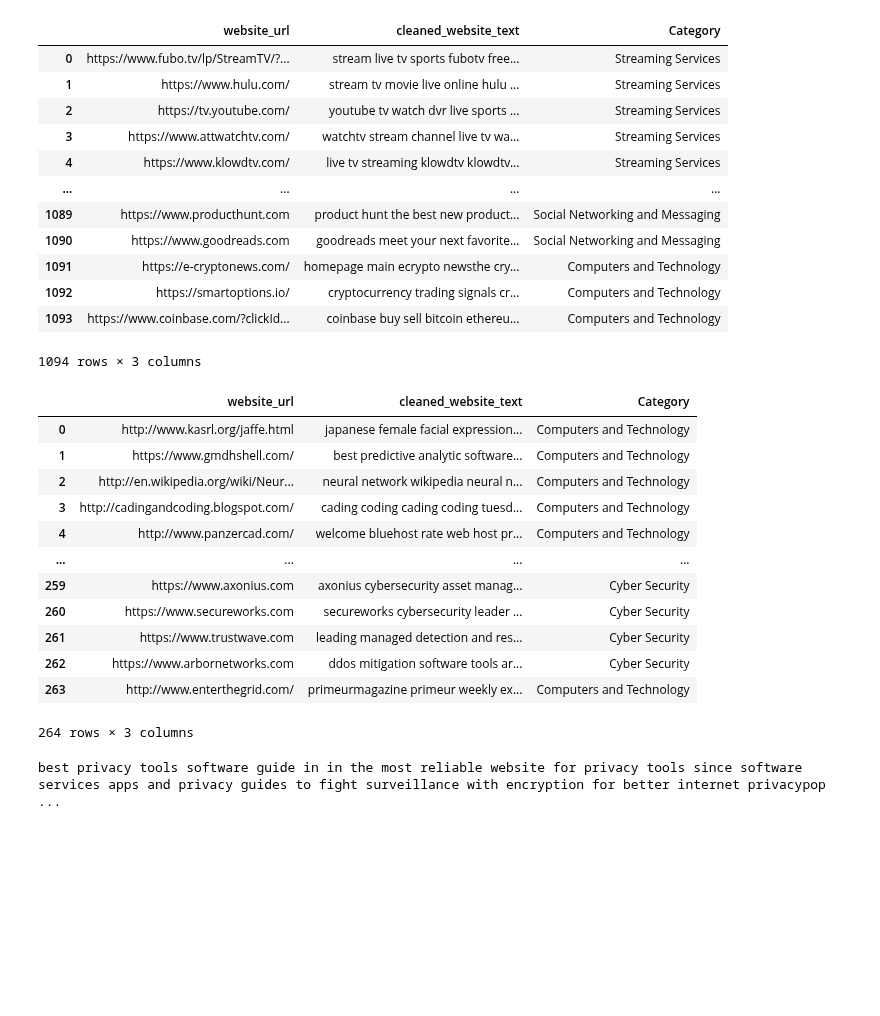
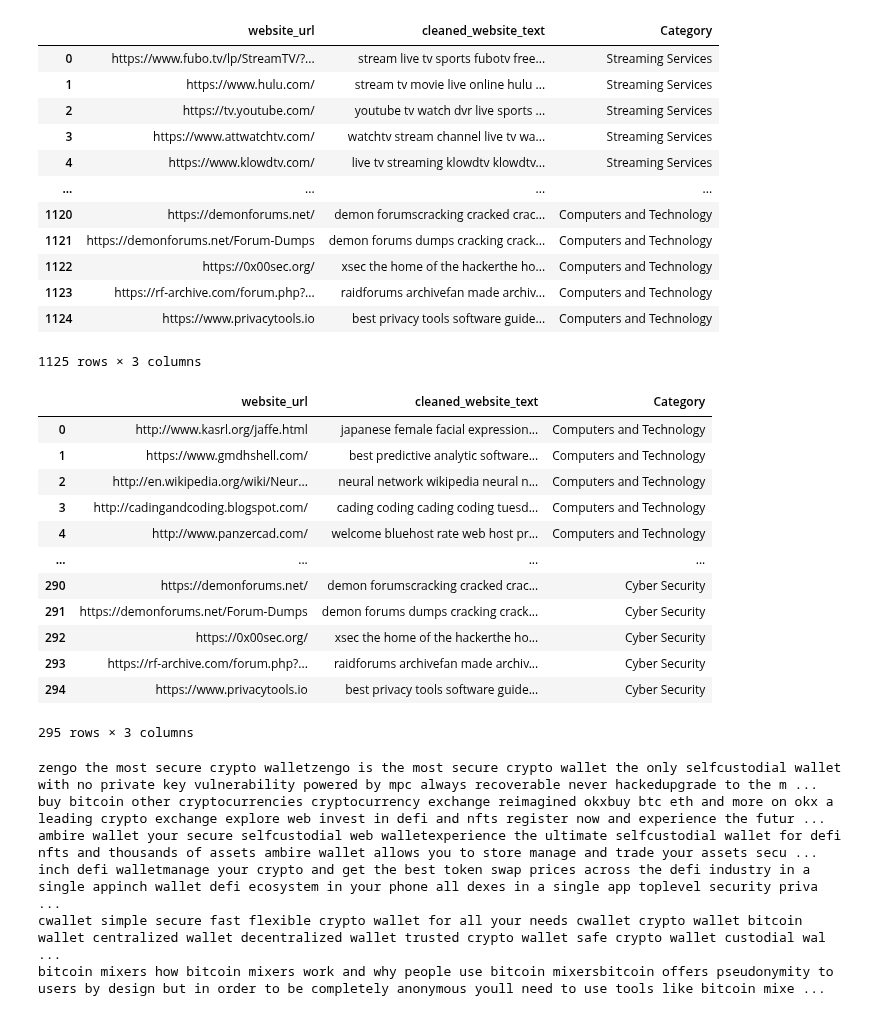
Before and after one commit to Shreyas-hacker/Webpages, a Jupyter notebook: scraping/generate_data.ipynb, the cells around one changed output. Saved outputs shown, nothing was run; the diff lists cells and outputs as text; code cells hidden in the pictures; blank space fills up the shorter version.

Commit message:
added cryptocurrency urls

```diff
--- a/scraping/generate_data.ipynb
+++ b/scraping/generate_data.ipynb
@@ -9,22 +9,23 @@ from collections import Counter
 import pandas as pd
 import re
 # %%
+pd.set_option('display.max_row', 10)
 df = pd.read_csv('../website_classification.csv')
 df
 # %% [output]
 |  | website_url | cleaned_website_text | Category |
 | 0 | https://www.fubo.tv/lp/StreamTV/?... | stream live tv sports fubotv free... | Streaming Services |
 | 1 | https://www.hulu.com/ | stream tv movie live online hulu ... | Streaming Services |
 | 2 | https://tv.youtube.com/ | youtube tv watch dvr live sports ... | Streaming Services |
 | 3 | https://www.attwatchtv.com/ | watchtv stream channel live tv wa... | Streaming Services |
 | 4 | https://www.klowdtv.com/ | live tv streaming klowdtv klowdtv... | Streaming Services |
 | ... | ... | ... | ... |
-| 1089 | https://www.producthunt.com | product hunt the best new product... | Social Networking and Messaging |
-| 1090 | https://www.goodreads.com | goodreads meet your next favorite... | Social Networking and Messaging |
-| 1091 | https://e-cryptonews.com/ | homepage main ecrypto newsthe cry... | Computers and Technology |
-| 1092 | https://smartoptions.io/ | cryptocurrency trading signals cr... | Computers and Technology |
-| 1093 | https://www.coinbase.com/?clickId... | coinbase buy sell bitcoin ethereu... | Computers and Technology |
+| 1120 | https://demonforums.net/ | demon forumscracking cracked crac... | Computers and Technology |
+| 1121 | https://demonforums.net/Forum-Dumps | demon forums dumps cracking crack... | Computers and Technology |
+| 1122 | https://0x00sec.org/ | xsec the home of the hackerthe ho... | Computers and Technology |
+| 1123 | https://rf-archive.com/forum.php?... | raidforums archivefan made archiv... | Computers and Technology |
+| 1124 | https://www.privacytools.io | best privacy tools software guide... | Computers and Technology |
-1094 rows × 3 columns
+1125 rows × 3 columns
 # %%
 computers = pd.read_csv('../Hierarchal model/Computer/computer_subcategory_classification.csv')
 computers
@@ -36,12 +37,12 @@ computers
 | 3 | http://cadingandcoding.blogspot.com/ | cading coding cading coding tuesd... | Computers and Technology |
 | 4 | http://www.panzercad.com/ | welcome bluehost rate web host pr... | Computers and Technology |
 | ... | ... | ... | ... |
-| 259 | https://www.axonius.com | axonius cybersecurity asset manag... | Cyber Security |
-| 260 | https://www.secureworks.com | secureworks cybersecurity leader ... | Cyber Security |
-| 261 | https://www.trustwave.com | leading managed detection and res... | Cyber Security |
-| 262 | https://www.arbornetworks.com | ddos mitigation software tools ar... | Cyber Security |
-| 263 | http://www.enterthegrid.com/ | primeurmagazine primeur weekly ex... | Computers and Technology |
+| 290 | https://demonforums.net/ | demon forumscracking cracked crac... | Cyber Security |
+| 291 | https://demonforums.net/Forum-Dumps | demon forums dumps cracking crack... | Cyber Security |
+| 292 | https://0x00sec.org/ | xsec the home of the hackerthe ho... | Cyber Security |
+| 293 | https://rf-archive.com/forum.php?... | raidforums archivefan made archiv... | Cyber Security |
+| 294 | https://www.privacytools.io | best privacy tools software guide... | Cyber Security |
-264 rows × 3 columns
+295 rows × 3 columns
 # %%
 from bs4 import BeautifulSoup
 import bs4 as bs4
@@ -153,22 +154,40 @@ def content_generation(website):
     except:
         print('Error: ',website)
         return None
-# %%
-websites = [
-    "https://www.privacytools.io"
-]
-
-
-for website in websites:
-    text = content_generation(website)
-    if text is not None:
-        print(text)
-        web = [website,text,'Computers and Technology']
-        df.loc[len(df)] = web
-        comp = [website,text,'Cyber Security']
-        computers.loc[len(computers)] = comp
-# %% [output]
-best privacy tools software guide in in the most reliable website for privacy tools since software services apps and privacy guides to fight surveillance with encryption for better internet privacypop ...
+# %%
+websites = [
+    "https://zengo.com/",
+    "https://www.okx.com/",
+    "https://www.ambire.com/",
+    "https://1inch.io/wallet/",
+    "https://cwallet.com/",
+    "https://www.coindesk.com/learn/bitcoin-mixers-how-do-they-work-and-why-are-they-used/",
+    "https://beincrypto.com/learn/best-bitcoin-mixers/",
+    "https://blindmixer.com/",
+    "https://coinomize.biz/",
+    "https://yomix.io/en",
+    "https://yomix.io/en/blog/post/best-bitcoin-mixers-2022-2023",
+    "https://mixbtc.online/",
+    "https://bitmixing.net/",
+    "https://finance.yahoo.com/news/bitcoin-mixer-experts-introduce-top-171517503.html?guccounter=1&guce_referrer=aHR0cHM6Ly93d3cuZ29vZ2xlLmNvbS8&guce_referrer_sig=AQAAAHz0IqZYIcuCywYwUH2n2Meu1cKGsc1HMLKvCt2l0hBMWYAlq_0HFTakXCK-R10K3QsUJo5H89hxQJaD7m7-NT627MyAyy3ug8iGWamYCdz-n1V7xMWHh_gaDjFMlYCJdclusOitD0xKoqJbz3NqKCOG-EwxsBQLksJ6PE-ZRXMi",
+]
+
+
+for website in websites:
+    text = content_generation(website)
+    if text is not None:
+        print(text)
+        web = [website,text,'Computers and Technology']
+        df.loc[len(df)] = web
+        comp = [website,text,'Cryptocurrency']
+        computers.loc[len(computers)] = comp
+# %% [output]
+zengo the most secure crypto walletzengo is the most secure crypto wallet the only selfcustodial wallet with no private key vulnerability powered by mpc always recoverable never hackedupgrade to the m ...
+buy bitcoin other cryptocurrencies cryptocurrency exchange reimagined okxbuy btc eth and more on okx a leading crypto exchange explore web invest in defi and nfts register now and experience the futur ...
+ambire wallet your secure selfcustodial web walletexperience the ultimate selfcustodial wallet for defi nfts and thousands of assets ambire wallet allows you to store manage and trade your assets secu ...
+inch defi walletmanage your crypto and get the best token swap prices across the defi industry in a single appinch wallet defi ecosystem in your phone all dexes in a single app toplevel security priva ...
+cwallet simple secure fast flexible crypto wallet for all your needs cwallet crypto wallet bitcoin wallet centralized wallet decentralized wallet trusted crypto wallet safe crypto wallet custodial wal ...
+bitcoin mixers how bitcoin mixers work and why people use bitcoin mixersbitcoin offers pseudonymity to users by design but in order to be completely anonymous youll need to use tools like bitcoin mixe ...
 # %%
 computers['Category'].value_counts()
 # %% [output]
```
Also changed, not shown: parts of 3 cells of this notebook, 3 other files.
